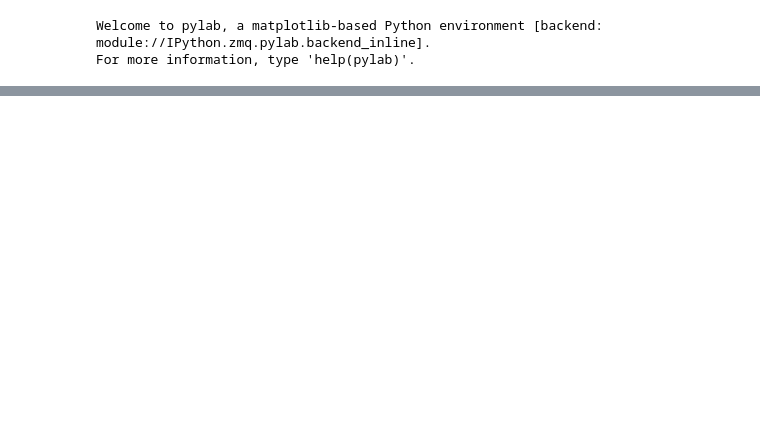
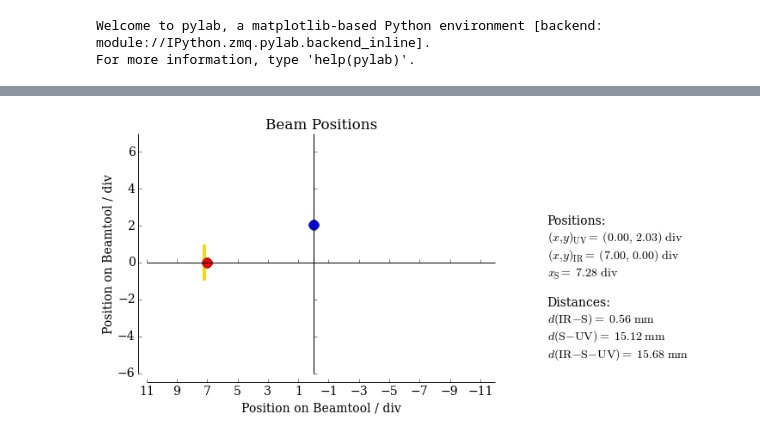
Before and after one commit to jwerdec/beamerlib, a Jupyter notebook: newtof.ipynb, the cells around one changed output, grey strips where cells are left out. Drawn from its saved outputs; the diff is of its cells as text; code cells hidden in the pictures; blank space fills up the shorter version.

```diff
--- a/newtof.ipynb
+++ b/newtof.ipynb
@@ -272,0 +234,5 @@ class TOFSpectrum(object):
+# %%
+Positions={'IR': (7,0), 'REMPI': 0, 'Center ZRM': 5.1, 'ZRM': 3.5, 'Surface Y': 33.6} #Create dictionary with Positions
+Setup1 = TaggingSetup(Positions, SurfacePosMeas=PosMeas1, visualize=True) #Create instance of TaggingSetup class
+# %% [output]
+[figure, added]
```
Also changed, not shown: parts of 6 cells of this notebook, 2 other files.
